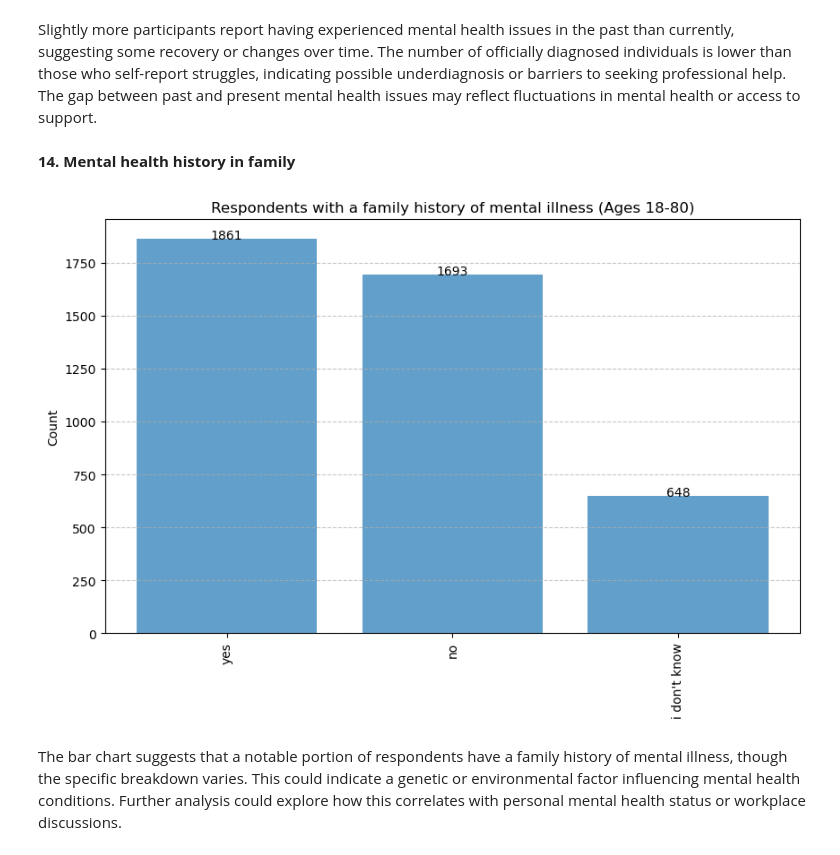
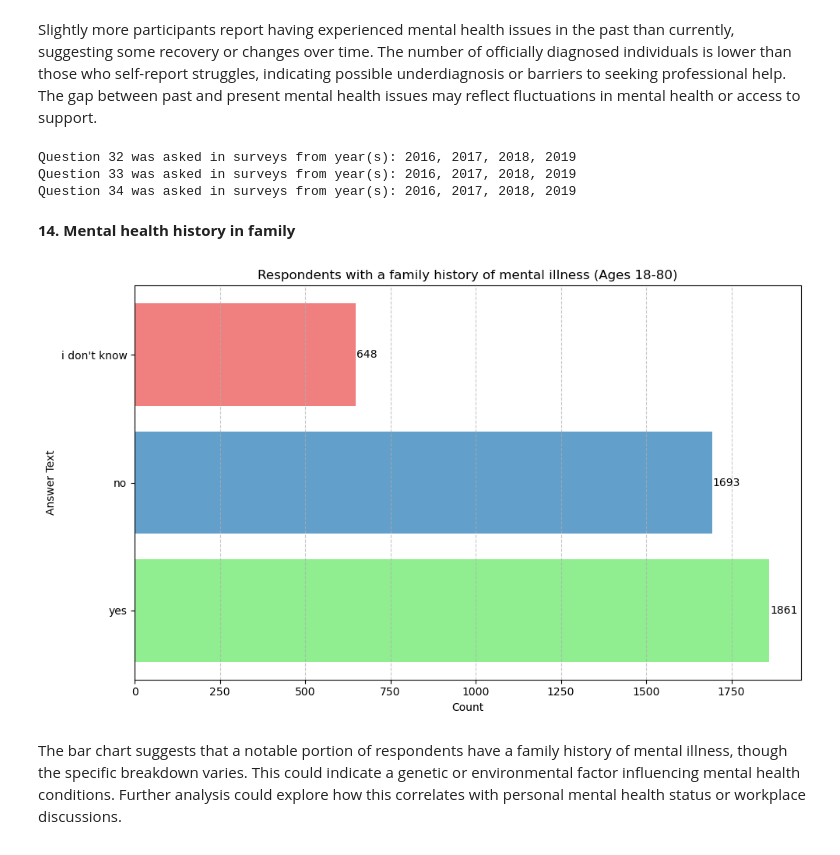
Before and after one commit to Kristaps-E/EDA_Mental_health_in_teach, a Jupyter notebook: EDA.IPYNB, the cells around one changed output. Cells and saved outputs as stored; diff of their text form; code cells hidden in the pictures.

```diff
--- a/EDA.IPYNB
+++ b/EDA.IPYNB
@@ -757,3 +757,12 @@ plt.show()
 [figure]
 # %% [markdown]
 Most of the survey participants who responded are classified as "white." It is hard to determine the meaning of "-1" without additional context, but I can make an educated guess that it indicates the person did not answer this question. The remaining responses are in very small numbers. Based on the number of answers, it seems that this question was included in later surveys, which had lower enrollment compared to the first two. From this I can tell also that surverys are biased by "white" people.
+# %%
+query = """
+SELECT DISTINCT SurveyID
+FROM Answer
+WHERE QuestionID = 76;
+"""
+surveys_with_question_76 = conn.execute(query).fetchall()
+survey_years_with_question_76 = [survey[0] for survey in surveys_with_question_76]
+print(f"Question was asked in surveys from year(s): {', '.join(map(str, survey_years_with_question_76))}")
@@ -848,7 +859,7 @@ for i in range(num_samples):
     prevalence_data["Sample"] = f"Sample {i+1}"
     prevalence_data["prevalence"] = (prevalence_data["count"] / 1000) * 100
 
-    z_score = 1.95
+    z_score = 1.96
 
     prevalence_data["CI"] = np.where(
         (prevalence_data["prevalence"] > 0) & (prevalence_data["prevalence"] < 100),
@@ -937,45 +948,64 @@ plt.show()
 [figure]
 # %% [markdown]
 Slightly more participants report having experienced mental health issues in the past than currently, suggesting some recovery or changes over time. The number of officially diagnosed individuals is lower than those who self-report struggles, indicating possible underdiagnosis or barriers to seeking professional help. The gap between past and present mental health issues may reflect fluctuations in mental health or access to support.
+# %%
+queries = {
+    32: "SELECT DISTINCT SurveyID FROM Answer WHERE QuestionID = 32;",
+    33: "SELECT DISTINCT SurveyID FROM Answer WHERE QuestionID = 33;",
+    34: "SELECT DISTINCT SurveyID FROM Answer WHERE QuestionID = 34;"
+}
+
+for question_id, query in queries.items():
+    survey_years = conn.execute(query).fetchall()
+    survey_years_list = [survey[0] for survey in survey_years]
+    print(f"Question {question_id} was asked in surveys from year(s): {', '.join(map(str, survey_years_list))}")
+# %% [output]
+Question 32 was asked in surveys from year(s): 2016, 2017, 2018, 2019
+Question 33 was asked in surveys from year(s): 2016, 2017, 2018, 2019
+Question 34 was asked in surveys from year(s): 2016, 2017, 2018, 2019
 # %% [markdown]
 **14. Mental health history in family**
 # %%
 query = """
 WITH valid_ages AS (
     SELECT UserID
     FROM Answer
     WHERE QuestionID = 1
     AND AnswerText GLOB '[0-9]*'
     AND CAST(AnswerText AS INTEGER) BETWEEN 18 AND 80
 ),
 question_responses AS (
     SELECT AnswerText
     FROM Answer
     WHERE QuestionID = 6
     AND UserID IN (SELECT UserID FROM valid_ages)
 )
 SELECT AnswerText, COUNT(*) AS count
 FROM question_responses
 GROUP BY AnswerText
 ORDER BY count DESC;
 """
 
 responses = conn.execute(query).fetchall()
 answer_texts, counts = zip(*responses)
 
+colors = ['lightgreen', '#629fca', 'lightcoral']
 plt.figure(figsize=(10, 6))
-plt.bar(answer_texts, counts, color="#629fca")
+bar_colors = [colors[i % len(colors)] for i in range(len(answer_texts))]
+
+plt.barh(answer_texts, counts, color=bar_colors)
 
 for i, v in enumerate(counts):
-    plt.text(i, v + 0.5, str(v), ha='center', fontsize=10, rotation=0)
+    plt.text(v + 2, i, str(v), va='center', fontsize=10)
 
 plt.title("Respondents with a family history of mental illness (Ages 18-80)")
-plt.ylabel("Count")
-plt.xticks(rotation=90)
-plt.grid(axis='y', linestyle='--', alpha=0.7)
+plt.xlabel("Count")
+plt.ylabel("Answer Text")
+plt.grid(axis='x', linestyle='--', alpha=0.7)
+plt.tight_layout()
 plt.show()
 # %% [output]
-[figure, old version]
+[figure, new version]
 # %% [markdown]
 The bar chart suggests that a notable portion of respondents have a family history of mental illness, though the specific breakdown varies. This could indicate a genetic or environmental factor influencing mental health conditions. Further analysis could explore how this correlates with personal mental health status or workplace discussions.
 # %% [markdown]
```
Also changed, not shown: parts of 3 cells of this notebook.
